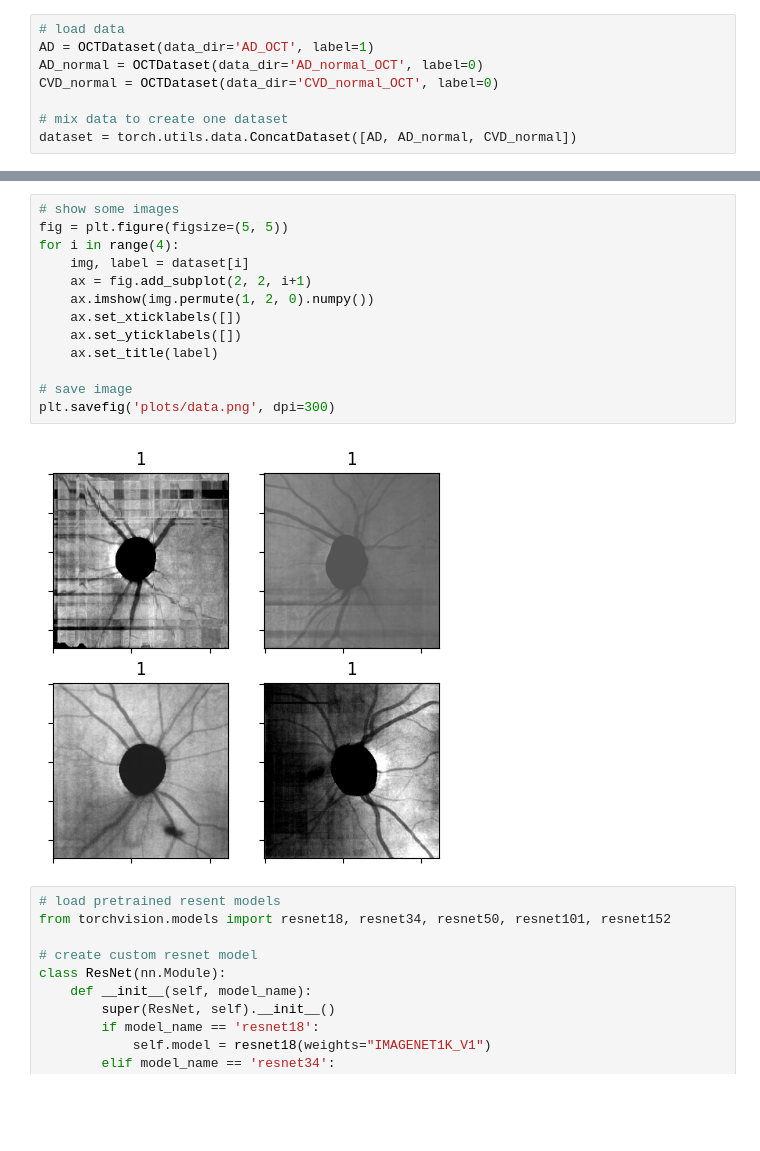
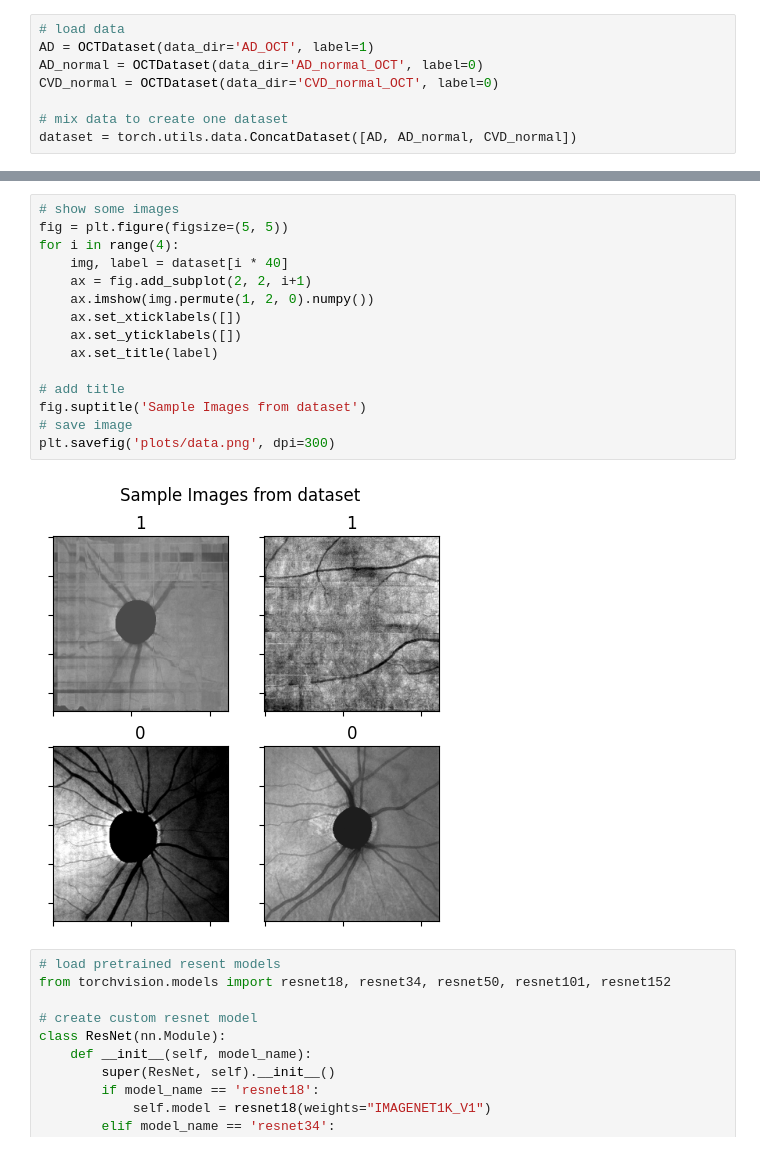
Before and after one commit to yuehtingchen/cv-final-project, a Jupyter notebook: project.ipynb, the cells around one changed output, grey strips where cells are left out. Saved outputs shown, nothing was run; the diff lists cells and outputs as text; blank space fills up the shorter version.

```diff
--- a/project.ipynb
+++ b/project.ipynb
@@ -51,18 +59,20 @@ dataset = torch.utils.data.ConcatDataset([AD, AD_normal, CVD_normal])
 # %%
 # show some images
 fig = plt.figure(figsize=(5, 5))
 for i in range(4):
-	img, label = dataset[i]
+	img, label = dataset[i * 40]
 	ax = fig.add_subplot(2, 2, i+1)
 	ax.imshow(img.permute(1, 2, 0).numpy())
 	ax.set_xticklabels([])
 	ax.set_yticklabels([])
 	ax.set_title(label)
 
+# add title
+fig.suptitle('Sample Images from dataset')
 # save image
 plt.savefig('plots/data.png', dpi=300)
 # %% [output]
-[figure, old version]
+[figure, new version]
 # %%
 # load pretrained resent models
 from torchvision.models import resnet18, resnet34, resnet50, resnet101, resnet152
```
Also changed, not shown: parts of 10 cells of this notebook, 7 other files.
